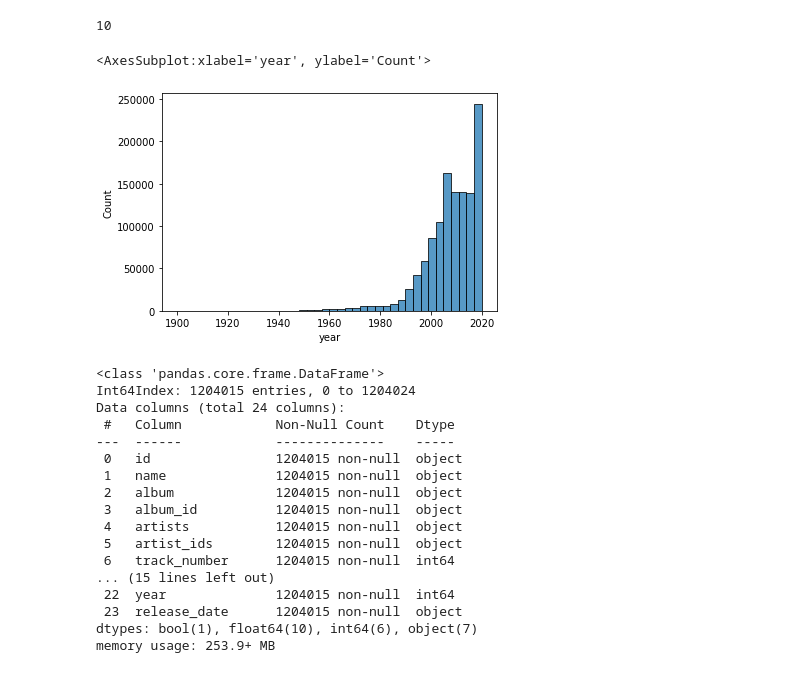
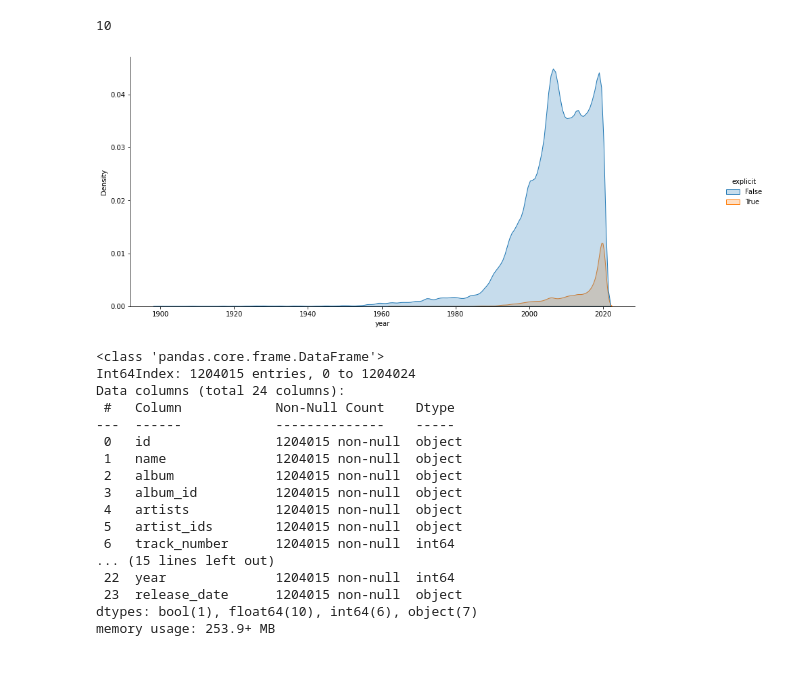
Before and after one commit to cedsvrn/song-recommendation, a Jupyter notebook: song-recommendation.ipynb, the cells around one changed output. Drawn from its saved outputs; the diff is of its cells as text; code cells hidden in the pictures.

```diff
--- a/song-recommendation.ipynb
+++ b/song-recommendation.ipynb
@@ -66,19 +69,11 @@ print(data[data['year']==0]['year'].count())
 data = data[data['year']!=0]
 # %% [output]
 10
-# %%
-sns.histplot(data=data, x="year", binwidth=3)
-# %% [output]
-<AxesSubplot:xlabel='year', ylabel='Count'>
-[figure, removed]
-# %%
-from ast import literal_eval
-
-def converter(x):
-    #define format of datetime
-    return literal_eval(x)
-
-data['artists'] = data['artists'].apply(lambda x: converter(x))
+# %%
+p = sns.displot(data, x="year", hue="explicit", kind="kde", fill=True)
+plt.gcf().set_size_inches(15, 6)
+# %% [output]
+[figure, added]
 # %%
 data.info()
 # %% [output]
```
Also changed, not shown: parts of 8 cells of this notebook.
